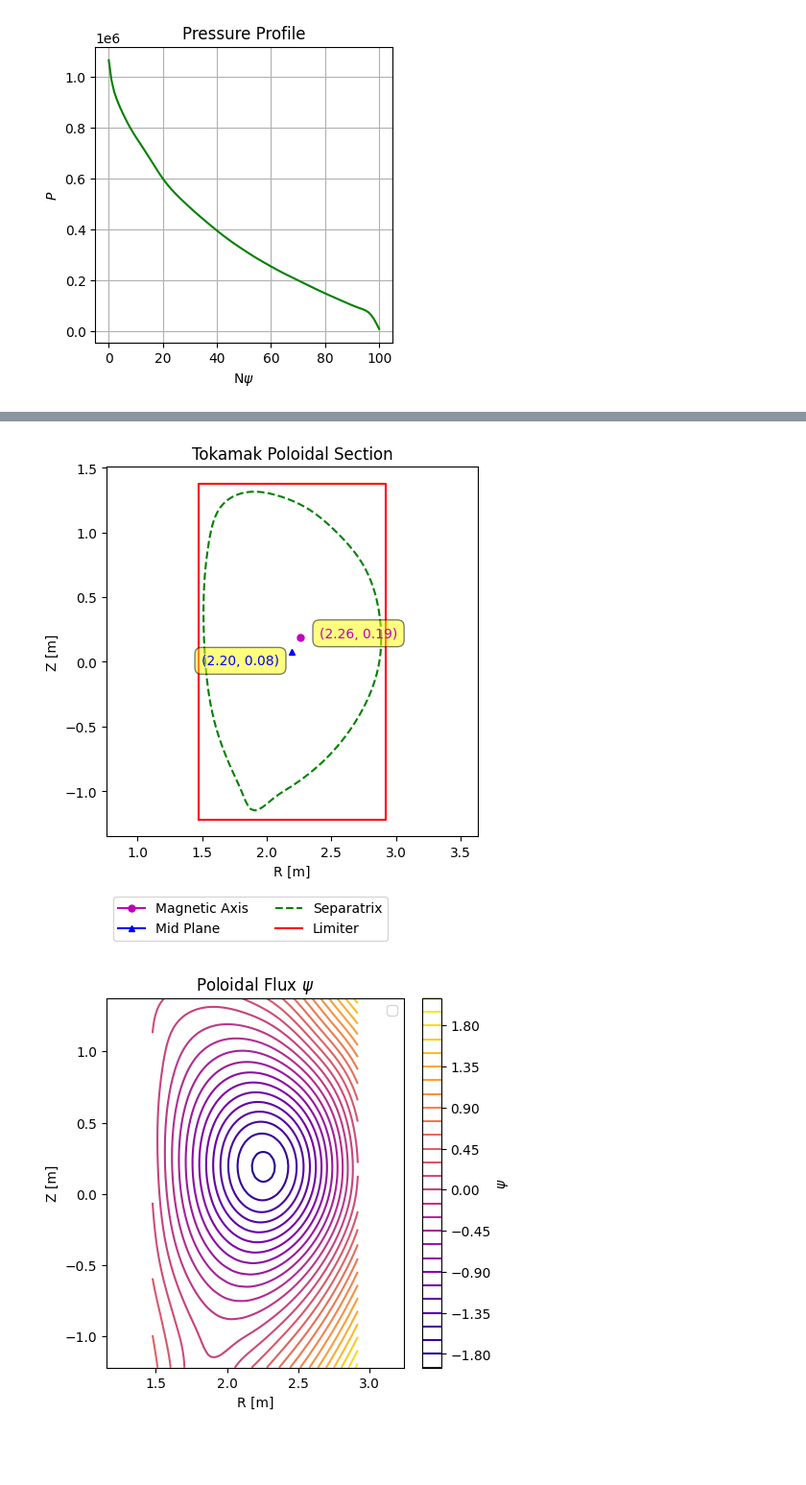
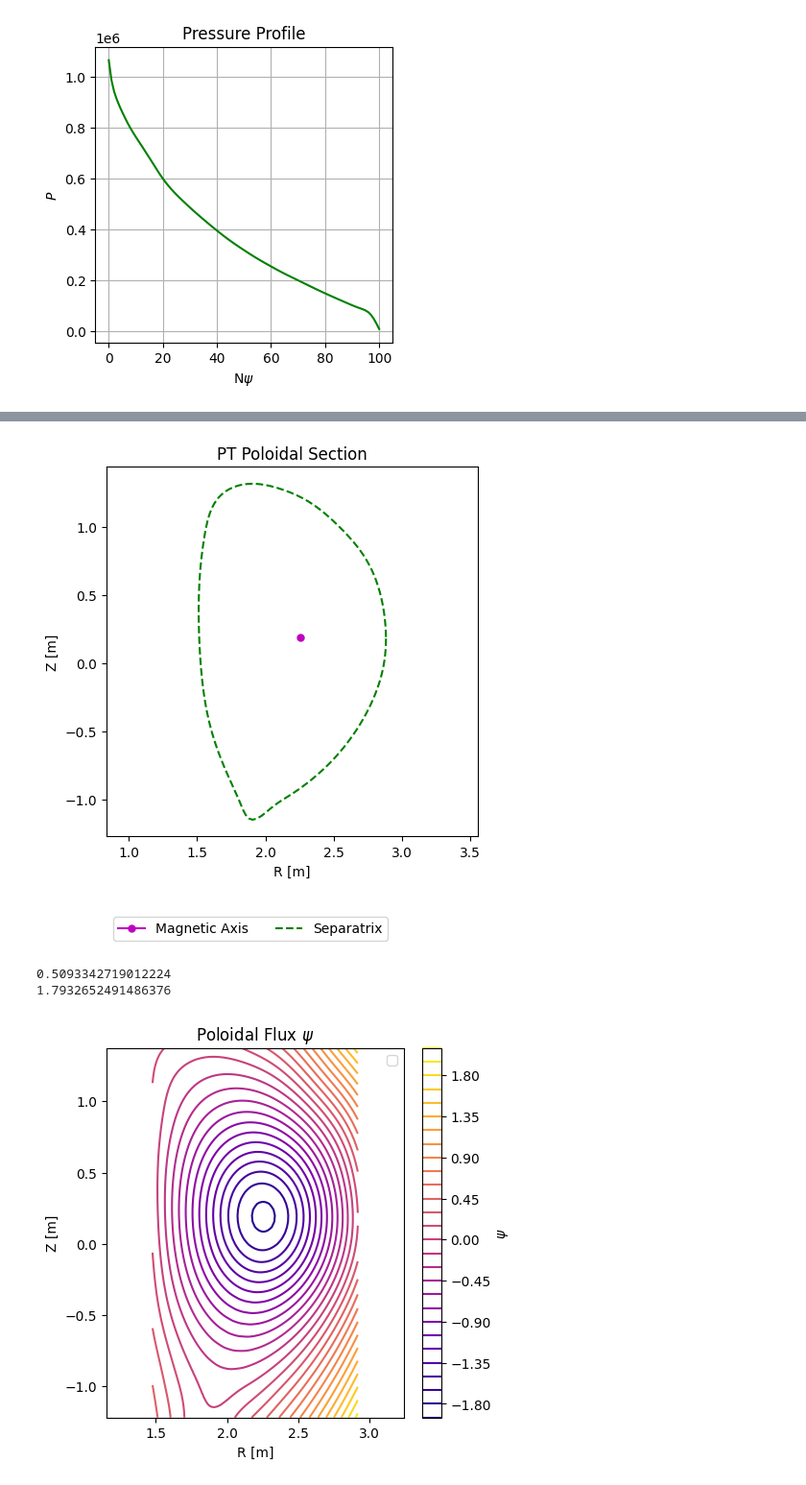
Before and after one commit to swarajsao1/Plasma, a Jupyter notebook: DTT/DTT_P/DTT.ipynb, the cells around one changed output, grey strips where cells are left out. Shown at 96% size. Drawn from its saved outputs; the diff is of its cells as text; code cells hidden in the pictures; blank space fills up the shorter version.

```diff
--- a/DTT/DTT_P/DTT.ipynb
+++ b/DTT/DTT_P/DTT.ipynb
@@ -72,18 +83,18 @@ plt.show()
 # %%
 plt.figure(figsize=(5,5))
 plt.plot(g.rmaxis, g.zmaxis, 'm', marker = 'o', markersize = 5, label = "Magnetic Axis")
-plt.annotate(f"({g.rmaxis:.2f}, {g.zmaxis:.2f})", xy=(g.rmaxis, g.zmaxis), color='m', xytext=(g.rmaxis+0.15, g.zmaxis), bbox=dict(boxstyle='round,pad=0.5', fc='yellow', alpha=0.5))
-plt.plot(g.rcentr, g.zmid, 'b',marker = '^', markersize = 5, label = "Mid Plane")
-plt.annotate(f"({g.rcentr:.2f}, {g.zmid:.2f})", xy=(g.rcentr, g.zmid), xytext=(g.rcentr-0.7, g.zmid-0.1) ,color='b', bbox=dict(boxstyle='round,pad=0.5', fc='yellow', alpha=0.5))
+# plt.annotate(f"({g.rmaxis:.2f}, {g.zmaxis:.2f})", xy=(g.rmaxis, g.zmaxis), color='m', xytext=(g.rmaxis+0.15, g.zmaxis), bbox=dict(boxstyle='round,pad=0.5', fc='yellow', alpha=0.5))
+# plt.plot(g.rcentr, g.zmid, 'b',marker = '^', markersize = 5, label = "Mid Plane")
+# plt.annotate(f"({g.rcentr:.2f}, {g.zmid:.2f})", xy=(g.rcentr, g.zmid), xytext=(g.rcentr-0.7, g.zmid-0.1) ,color='b', bbox=dict(boxstyle='round,pad=0.5', fc='yellow', alpha=0.5))
 plt.plot(g.rbdry, g.zbdry, 'g--', label = "Separatrix")
-plt.plot(g.rlim, g.zlim, 'r', label = "Limiter")
-plt.title("Tokamak Poloidal Section")
+# plt.plot(g.rlim, g.zlim, 'r', label = "Limiter")
+plt.title("PT Poloidal Section")
 plt.xlim(g.r_grid[:,0][0], g.r_grid[:,0][-1])
 plt.ylim(g.z_grid[0,:][0], g.z_grid[0,:][-1])
 plt.xlabel("R [m]")
 plt.ylabel("Z [m]")
 plt.axis('equal')
 plt.legend(loc='lower left', ncols = 2,bbox_to_anchor=(0, -0.3))
 plt.show()
 # %% [output]
-[figure, old version]
+[figure, new version]
@@ -90,3 +104,14 @@ plt.show()
+# %%
+a = (max(g.rbdry) - min(g.rbdry))/2
+kappa = (max(g.zbdry) - min(g.zbdry))/(2*a)
+delta_u = (g.rmaxis - r_up)/a
+delta_l = (g.rmaxis - r_l)/a
+delta = (delta_u + delta_l)/2
+print(delta)
+print(kappa)
+# %% [output]
+0.5093342719012224
+1.7932652491486376
 # %%
 plt.figure(figsize = (5,5))
 
```
Also changed, not shown: parts of 58 cells of this notebook, 5 other files.
